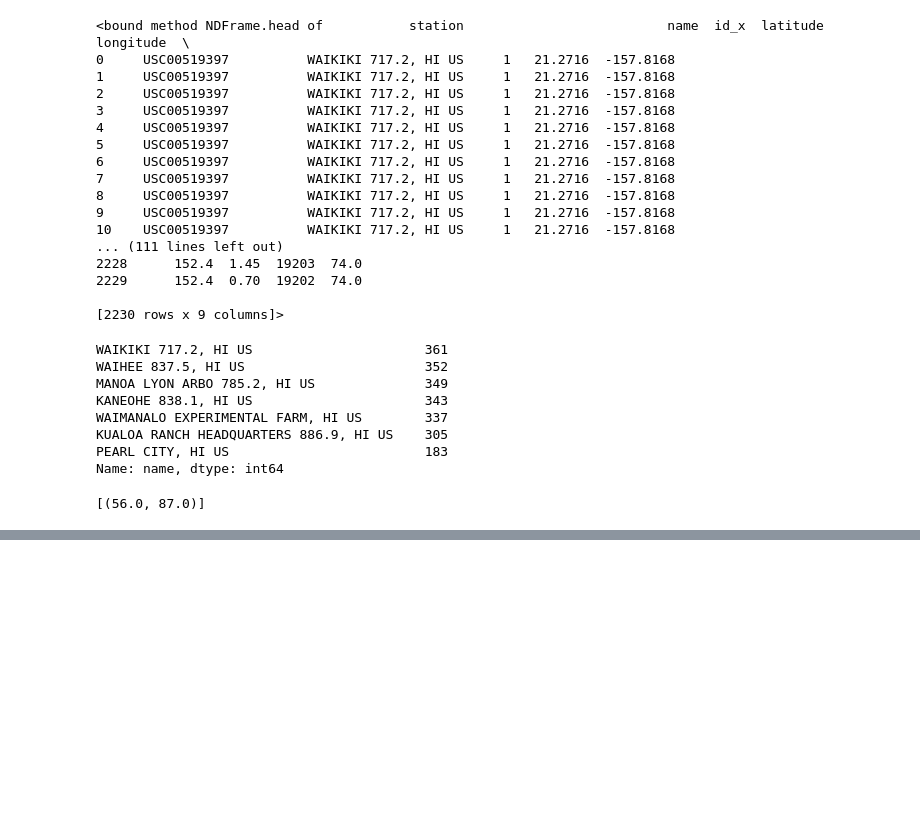
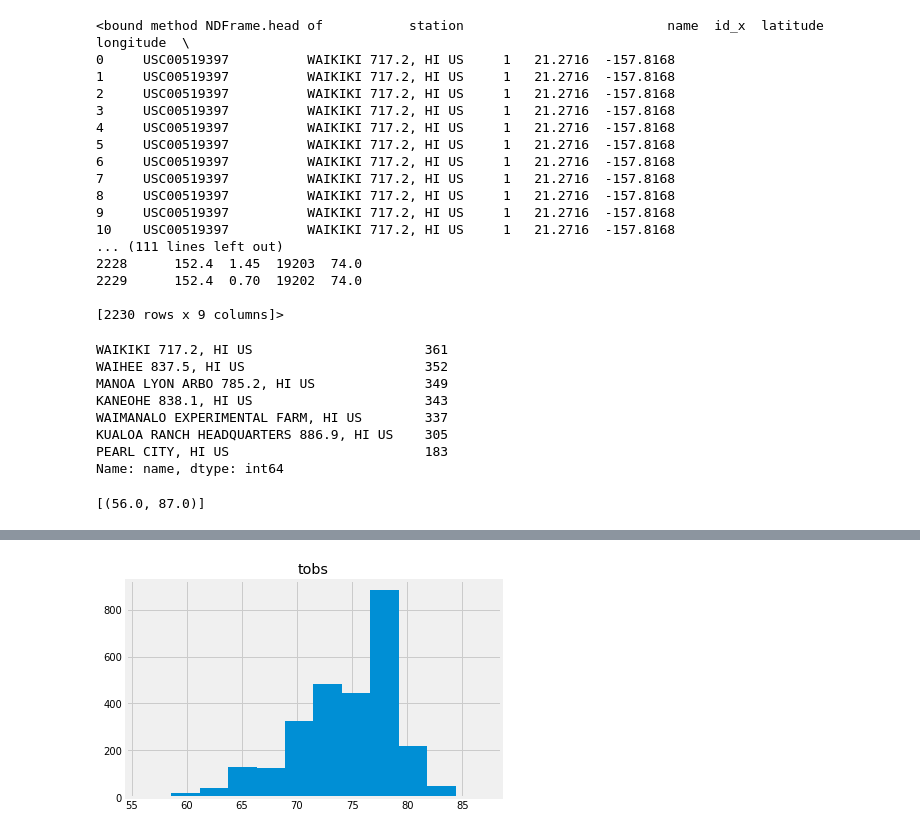
Before and after one commit to sophyonni/Surfs-Up_SQLalchemy, a Jupyter notebook: climate_starter-Copy1.ipynb, the cells around one changed output, grey strips where cells are left out. Saved outputs shown, nothing was run; the diff lists cells and outputs as text; code cells hidden in the pictures; blank space fills up the shorter version.

```diff
--- a/climate_starter-Copy1.ipynb
+++ b/climate_starter-Copy1.ipynb
@@ -311,5 +315,5 @@ filter(Measurement.station == "USC00519397").all()
 [(56.0, 87.0)]
 # %%
 #Query the last 12 months
-session.query(Measurement.tobs).\
+tob_active_station=session.query(Measurement.tobs).\
 filter(Measurement.station == "USC00519397").all()
@@ -412,0 +320,3 @@ daily_normals("01-01")
+# %%
+tob_df = pd.DataFrame(tob_active_station)
+tob_df
@@ -412,0 +342,6 @@ daily_normals("01-01")
+# %%
+#plot histogam
+tob_df.hist(column='tobs', bins=12)
+plt.savefig('output/tobs.png')
+# %% [output]
+[figure, added]
```
Also changed, not shown: parts of 19 cells of this notebook, 1 other file.
